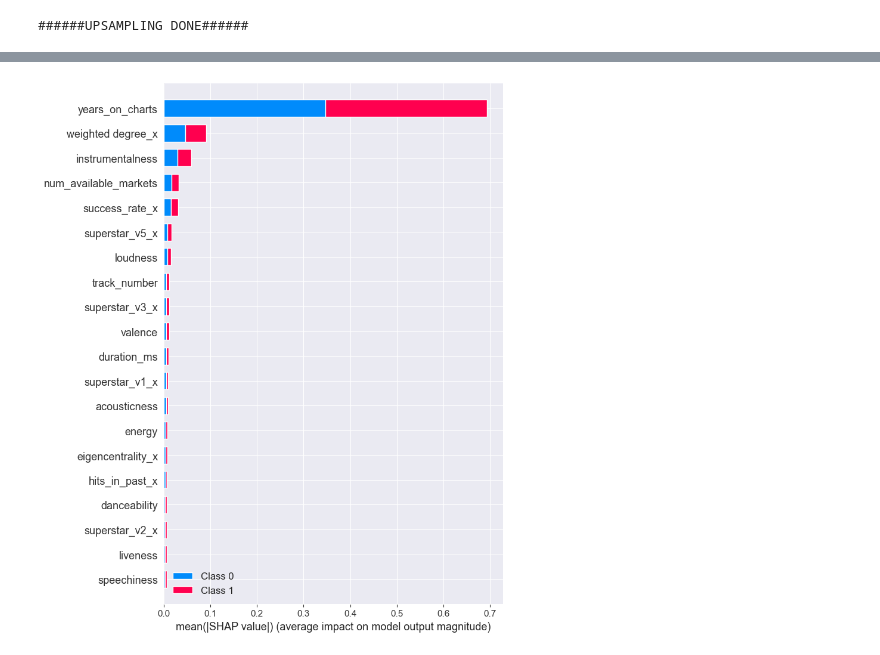
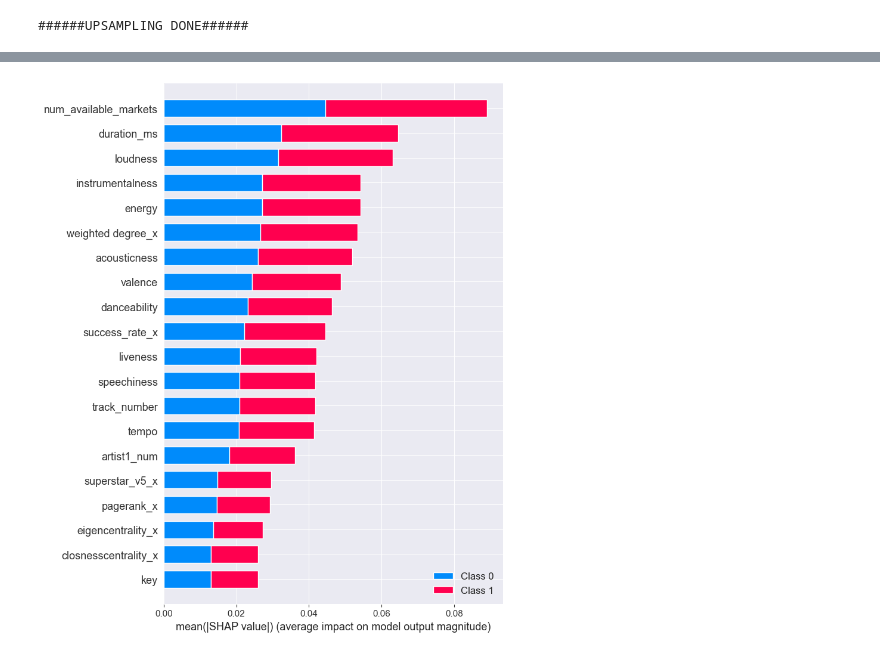
Before and after one commit to l4vd/Ba_first_tries, a Jupyter notebook: models/Original_MLP/RandomForestFeatimportance.ipynb, the cells around one changed output, grey strips where cells are left out. Saved outputs shown, nothing was run; the diff lists cells and outputs as text; code cells hidden in the pictures.

```diff
--- a/models/Original_MLP/RandomForestFeatimportance.ipynb
+++ b/models/Original_MLP/RandomForestFeatimportance.ipynb
@@ -258,8 +259,14 @@ A column-vector y was passed when a 1d array was expected. Please change the sha
+# %%
+explainer = shap.TreeExplainer(clf2)
+shap_values = explainer.shap_values(X_train_df.iloc[:1000])
+
+# Plot the summary plot
+shap.summary_plot(shap_values, X_train_df, feature_names=X_train_df.columns)
+# %% [output]
+[figure, added]
 # %%
-explainer = shap.TreeExplainer(clf)
-shap_values = explainer.shap_values(X_test.iloc[:1000])
+explainer = shap.TreeExplainer(clf2)
+shap_values = explainer.shap_values(X_train_df.iloc[:10000])
 
 # Plot the summary plot
-shap.summary_plot(shap_values, X_test, feature_names=X_test.columns)
+shap.summary_plot(shap_values, X_train_df, feature_names=X_train_df.columns)
-# %% [output]
-[figure, removed]
```
Also changed, not shown: parts of 6 cells of this notebook.
